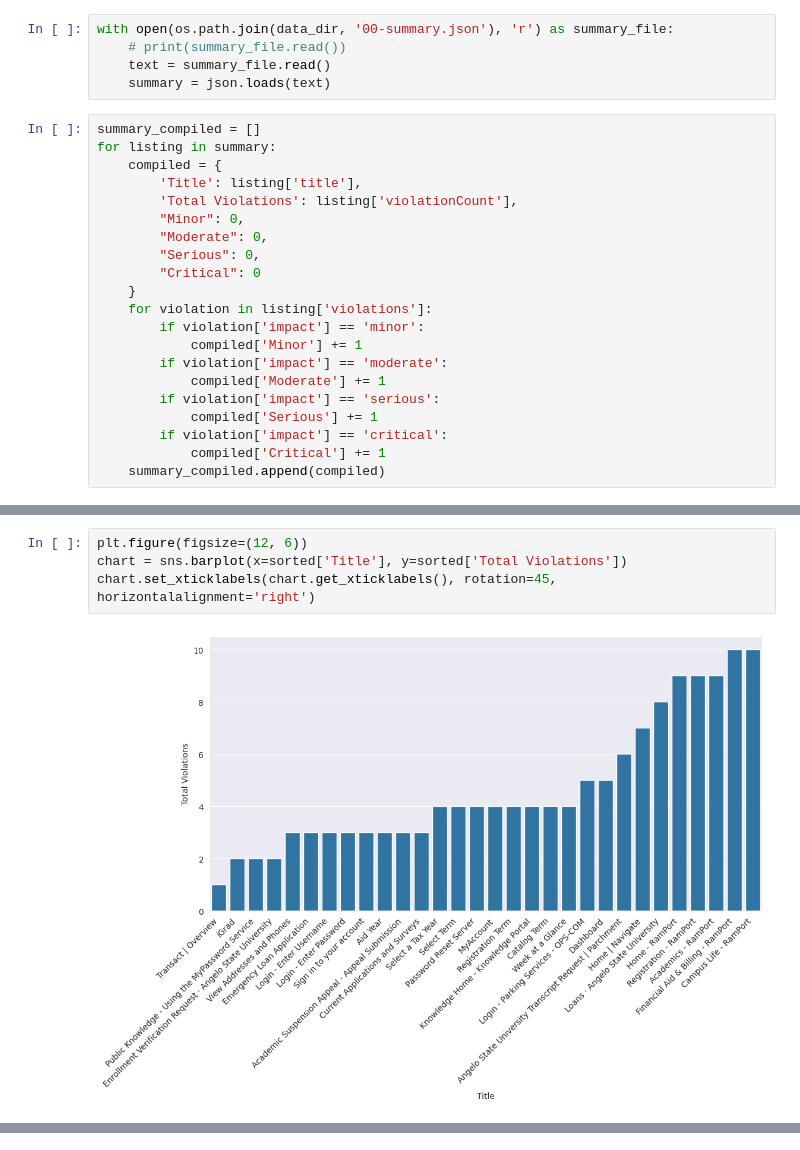
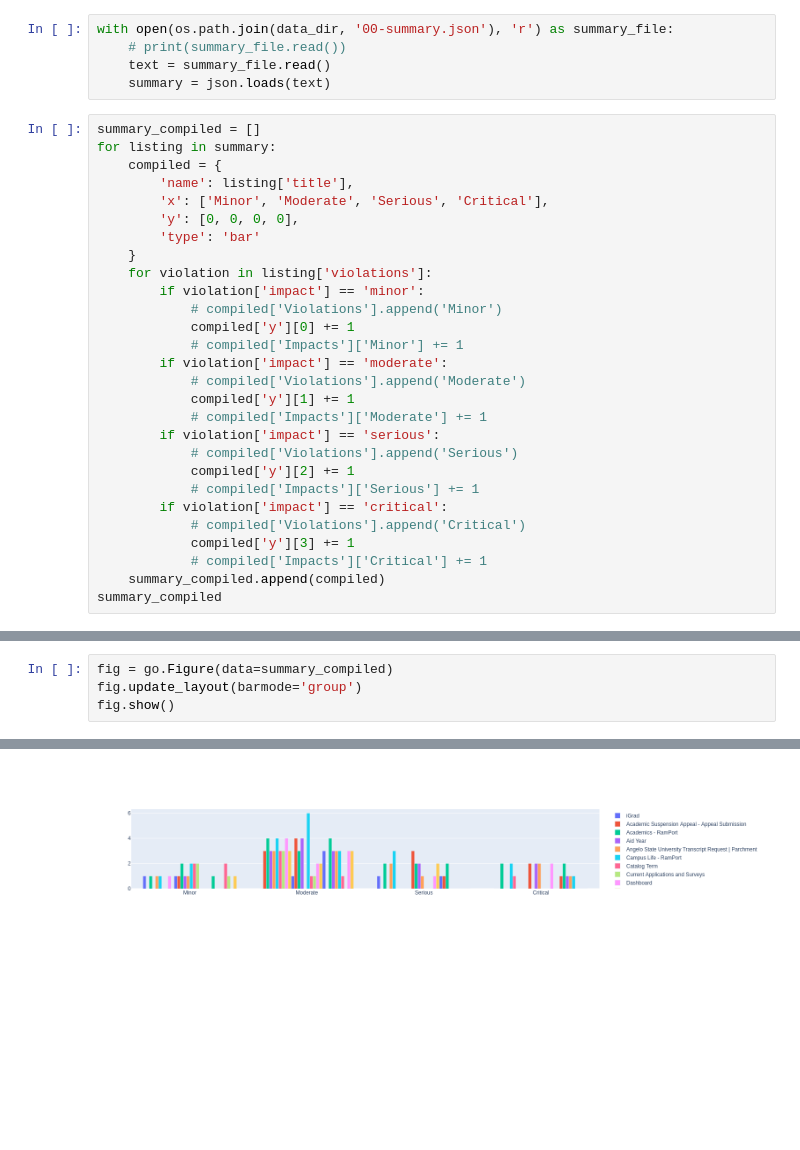
Before and after one commit to nemo-omen/a11ycrwlr, a Jupyter notebook: src/Untitled.ipynb, the cells around one changed output, grey strips where cells are left out. Cells and saved outputs as stored; diff of their text form; blank space fills up the shorter version.

Commit message:
Bad plots

```diff
--- a/src/Untitled.ipynb
+++ b/src/Untitled.ipynb
@@ -19,20 +20,27 @@ with open(os.path.join(data_dir, '00-summary.json'), 'r') as summary_file:
 summary_compiled = []
 for listing in summary:
     compiled = {
-        'Title': listing['title'],
-        'Total Violations': listing['violationCount'],
-        "Minor": 0,
-        "Moderate": 0,
-        "Serious": 0,
-        "Critical": 0
+        'name': listing['title'],
+        'x': ['Minor', 'Moderate', 'Serious', 'Critical'],
+        'y': [0, 0, 0, 0],
+        'type': 'bar'
     }
     for violation in listing['violations']:
         if violation['impact'] == 'minor':
-            compiled['Minor'] += 1
+            # compiled['Violations'].append('Minor')
+            compiled['y'][0] += 1
+            # compiled['Impacts']['Minor'] += 1
         if violation['impact'] == 'moderate':
-            compiled['Moderate'] += 1
+            # compiled['Violations'].append('Moderate')
+            compiled['y'][1] += 1
+            # compiled['Impacts']['Moderate'] += 1
         if violation['impact'] == 'serious':
-            compiled['Serious'] += 1
+            # compiled['Violations'].append('Serious')
+            compiled['y'][2] += 1
+            # compiled['Impacts']['Serious'] += 1
         if violation['impact'] == 'critical':
-            compiled['Critical'] += 1
+            # compiled['Violations'].append('Critical')
+            compiled['y'][3] += 1
+            # compiled['Impacts']['Critical'] += 1
     summary_compiled.append(compiled)
+summary_compiled
@@ -63,6 +65,5 @@ sorted
-# %%
-plt.figure(figsize=(12, 6))
-chart = sns.barplot(x=sorted['Title'], y=sorted['Total Violations'])
-chart.set_xticklabels(chart.get_xticklabels(), rotation=45, horizontalalignment='right')
-# %% [output]
-[figure, removed]
+# %%
+fig = go.Figure(data=summary_compiled)
+fig.update_layout(barmode='group')
+fig.show()
+# %% [output]
@@ -68,0 +71 @@ chart.set_xticklabels(chart.get_xticklabels(), rotation=45, horizontalalignment=
+[figure, added]
```
Also changed, not shown: parts of 6 cells of this notebook.
